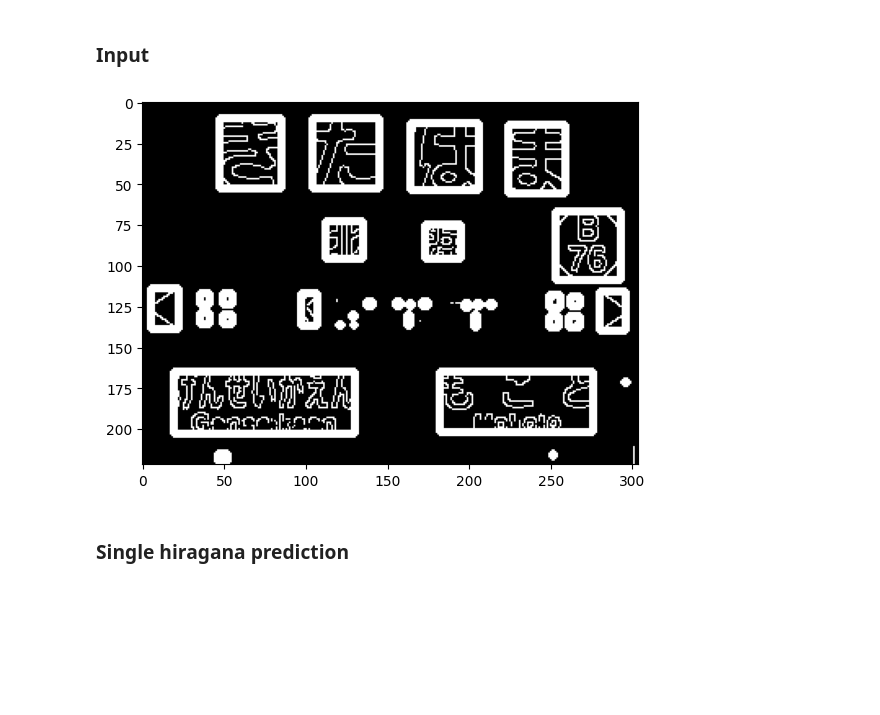
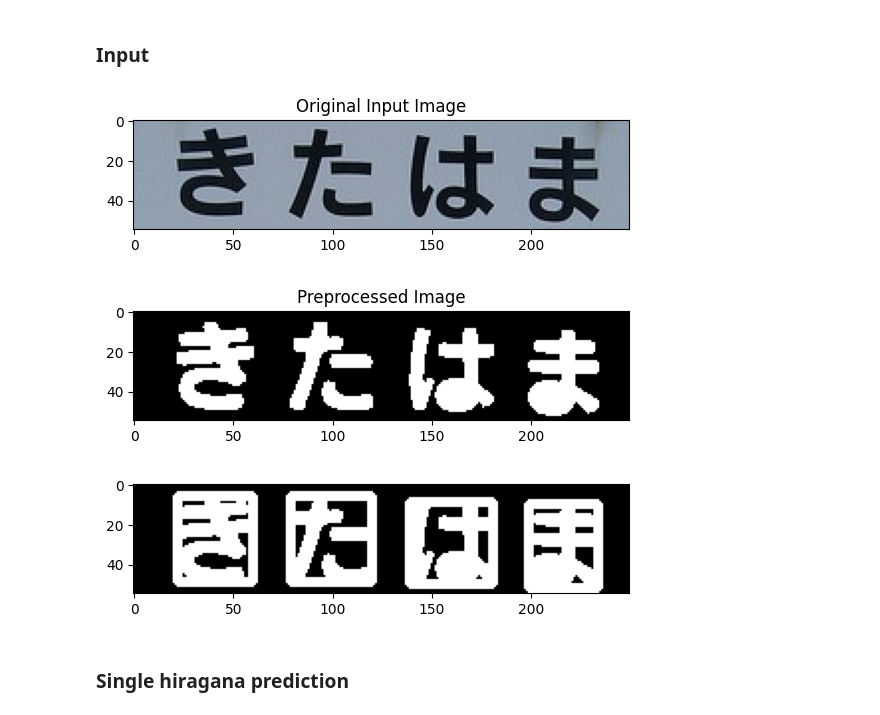
Before and after one commit to prausela/image-processing, a Jupyter notebook: tp_final/predict.ipynb, the cells around one changed output. Saved outputs shown, nothing was run; the diff lists cells and outputs as text; code cells hidden in the pictures; blank space fills up the shorter version.

Commit message:
feat: fill inside detected borders

```diff
--- a/tp_final/predict.ipynb
+++ b/tp_final/predict.ipynb
@@ -113,22 +113,5 @@ def class2img(class_number):
 ## Predict
 # %% [markdown]
 ### Input
-# %%
-def input_preprocessing(img_name):
-
-    # B&W Convertion
-    img = cv2.imread("./images/"+img_name)
-    img = cv2.cvtColor(img, cv2.COLOR_BGR2GRAY)
-
-    # Blurred
-    blurred_image = cv2.GaussianBlur(img, (5, 5), 0)
-
-    # Canny
-    canny_image = cv2.Canny(blurred_image, 225, 255)
-
-    # Sections
-    sections_limits, _ = obtain_sections(canny_image)
-    new_sections_limits = merge_all_sections(sections_limits, 2)
-    sections = sectionize_image(canny_image, new_sections_limits)
-
-    return canny_image, new_sections_limits, sections
+# %%
+fill_borders = True
@@ -135,11 +168,14 @@ def input_preprocessing(img_name):
 # %%
 img_name = "kitahama.jpg"
-canny_image, section_limits, sections = input_preprocessing(img_name)
+borders_image, section_limits, sections = input_preprocessing(img_name)
+# %% [output]
+[figure, added]
+[figure, added]
 # %%
-plt.imshow(draw_sections(canny_image, section_limits), cmap="grey")
+plt.imshow(draw_sections(borders_image, section_limits), cmap="grey")
 plt.show()
 # %% [output]
-[figure, old version]
+[figure, new version]
 # %% [markdown]
 ### Single hiragana prediction
 # %%
```
Also changed, not shown: parts of 6 cells of this notebook.
